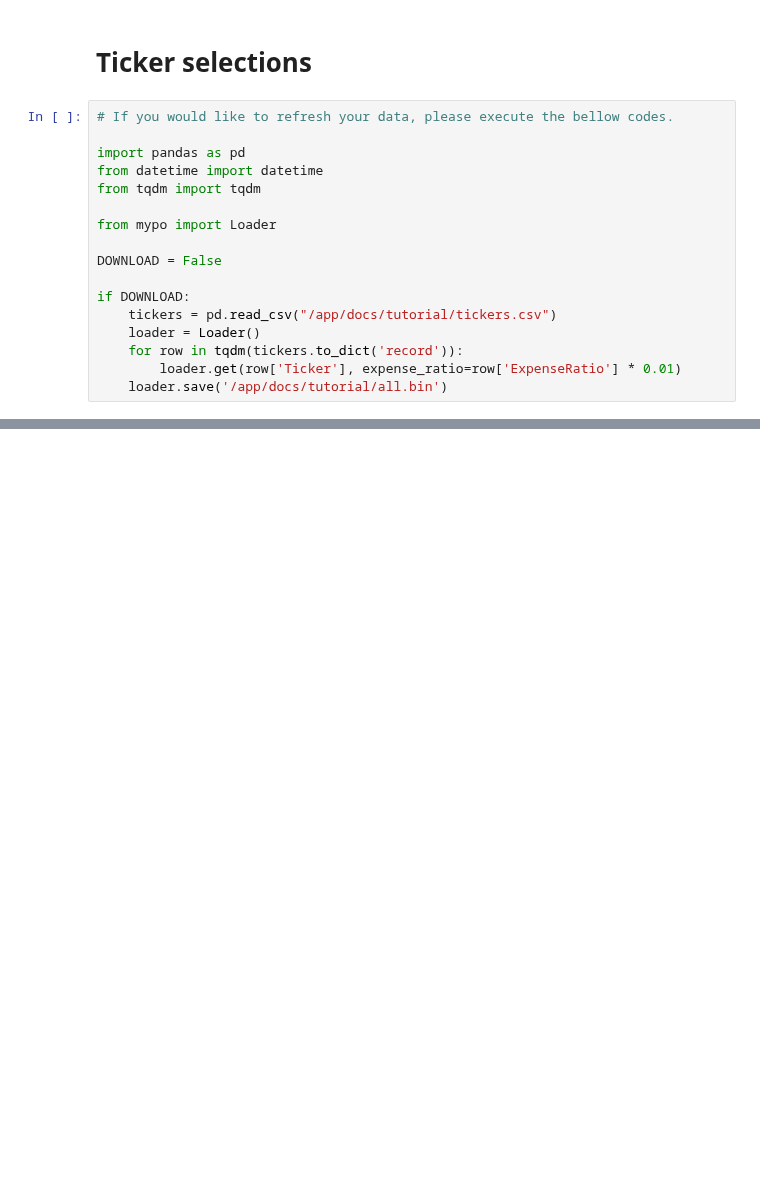
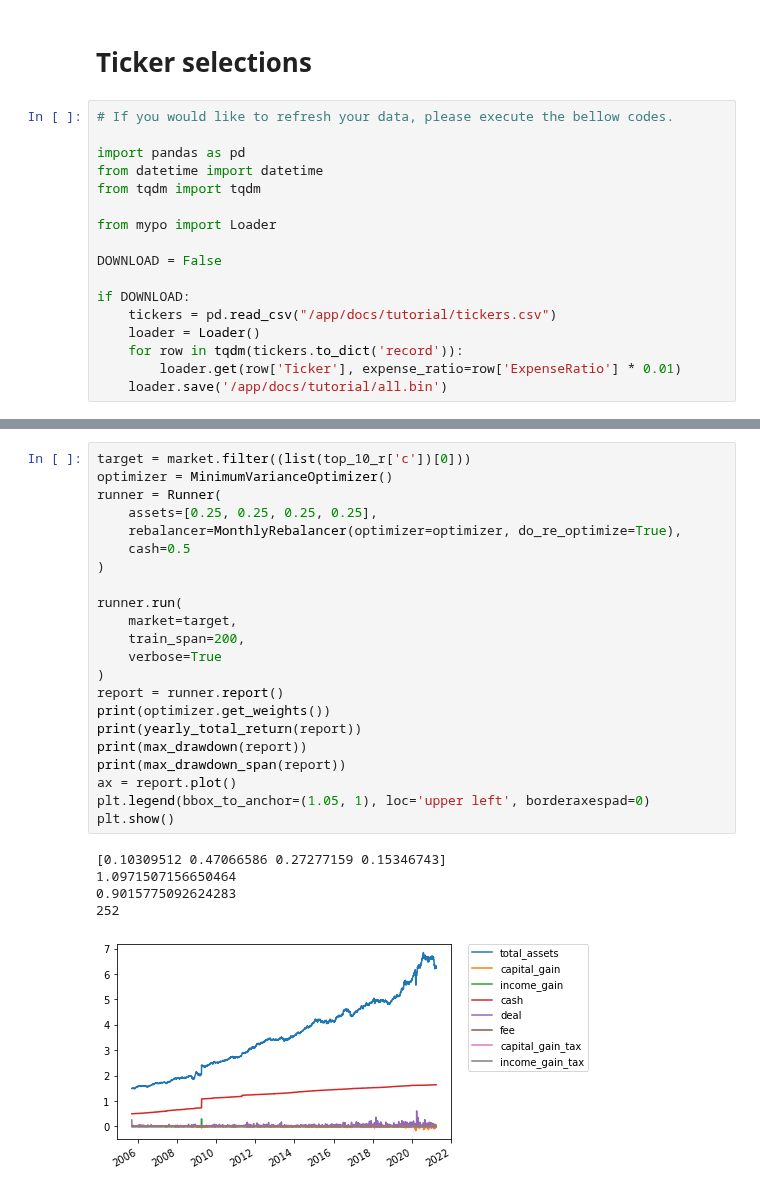
Before and after one commit to sonesuke/mypo, a Jupyter notebook: docs/tutorial/tickers.ipynb, the cells around one changed output, grey strips where cells are left out. Saved outputs shown, nothing was run; the diff lists cells and outputs as text; blank space fills up the shorter version.

```diff
--- a/docs/tutorial/tickers.ipynb
+++ b/docs/tutorial/tickers.ipynb
@@ -118,0 +142,28 @@ report.plot()
+# %%
+target = market.filter((list(top_10_r['c'])[0]))
+optimizer = MinimumVarianceOptimizer()
+runner = Runner(
+    assets=[0.25, 0.25, 0.25, 0.25],
+    rebalancer=MonthlyRebalancer(optimizer=optimizer, do_re_optimize=True),
+    cash=0.5
+)
+
+runner.run(
+    market=target,
+    train_span=200,
+    verbose=True
+)
+report = runner.report()
+print(optimizer.get_weights())
+print(yearly_total_return(report))
+print(max_drawdown(report))
+print(max_drawdown_span(report))
+ax = report.plot()
+plt.legend(bbox_to_anchor=(1.05, 1), loc='upper left', borderaxespad=0)
+plt.show()
+# %% [output]
+[0.10309512 0.47066586 0.27277159 0.15346743]
+1.0971507156650464
+0.9015775092624283
+252
+[figure, added]
```
Also changed, not shown: parts of 9 cells of this notebook, 14 other files.
